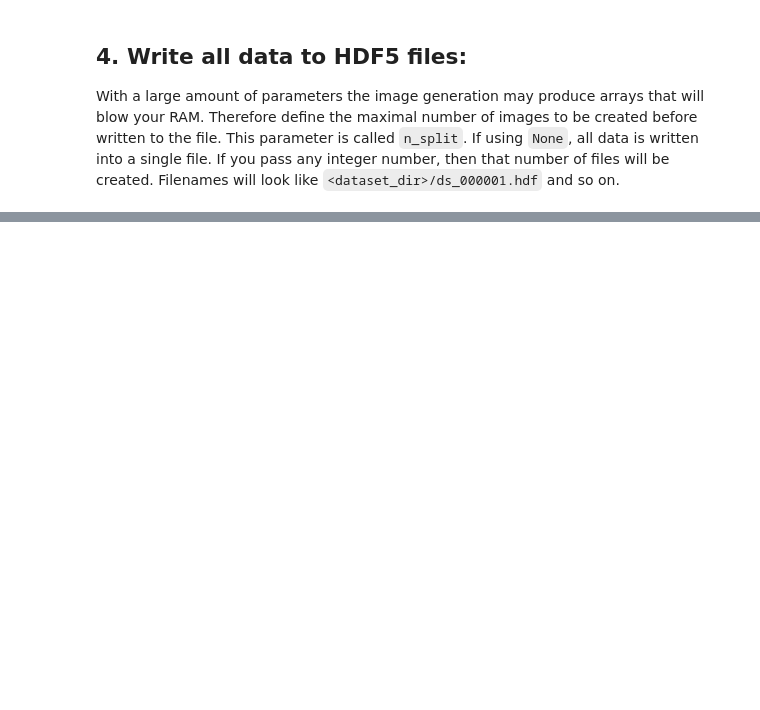
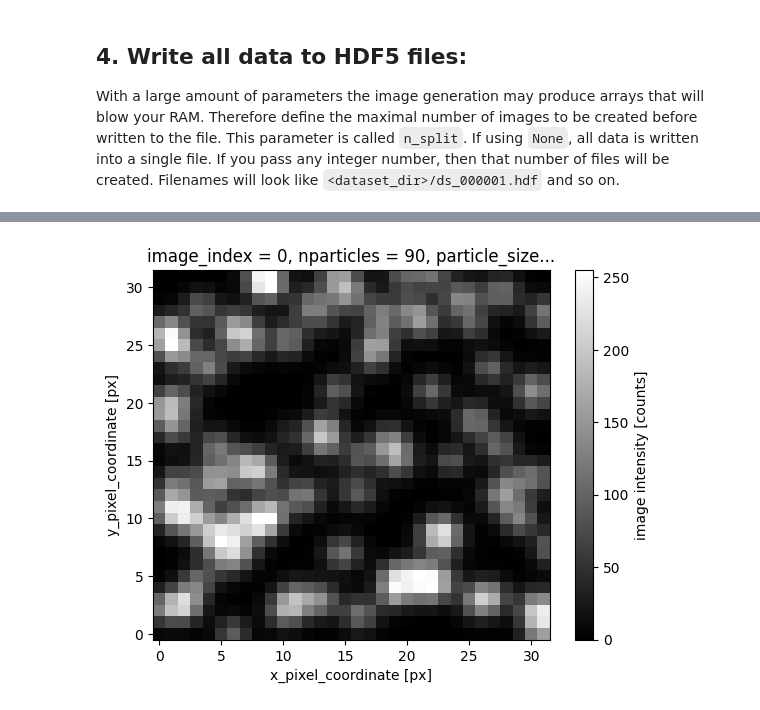
Before and after one commit to matthiasprobst/synpivimage, a Jupyter notebook: examples/generate_datasets.ipynb, the cells around one changed output, grey strips where cells are left out. Drawn from its saved outputs; the diff is of its cells as text; code cells hidden in the pictures; blank space fills up the shorter version.

```diff
--- a/examples/generate_datasets.ipynb
+++ b/examples/generate_datasets.ipynb
@@ -26,6 +30,7 @@ cfg = spi.DEFAULT_CFG
 cfg['bit_depth'] = 8
 cfg['nx'] = 32
 cfg['ny'] = 32
-cfg['sensor_gain'] = 1.0
+cfg['sensor_gain'] = 0.6
+cfg['particle_size_std'] = 1
 image_size = cfg['nx']*cfg['ny']
 cfg
@@ -56,4 +81,4 @@ CFGs
 With a large amount of parameters the image generation may produce arrays that will blow your RAM. Therefore define the maximal number of images to be created before written to the file. This parameter is called `n_split`. If using `None`, all data is written into a single file. If you pass any integer number, then that number of files will be created. Filenames will look like `<dataset_dir>/ds_000001.hdf` and so on.
 # %%
 %%time
-hdf_filename = CFGs.to_hdf(dataset_dir, nproc=4, n_split=1000, overwrite=True)
+hdf_filename = CFGs.to_hdf(dataset_dir, nproc=1, n_split=1000, overwrite=True)
@@ -63,4 +93,5 @@ import matplotlib.pyplot as plt
 
 with h5tbx.H5File(hdf_filename[0], 'r') as h5:
     h5.dump()
-    h5['images'][4, :, :].plot(cmap='gray')
+    h5['images'][0, :, :].plot(cmap='gray')
+# %% [output]
@@ -67,3 +99,4 @@ with h5tbx.H5File(hdf_filename[0], 'r') as h5:
+[figure, added]
 # %%
 import h5rdmtoolbox as h5tbx
 import matplotlib.pyplot as plt
```
Also changed, not shown: parts of 7 cells of this notebook, 7 other files.
